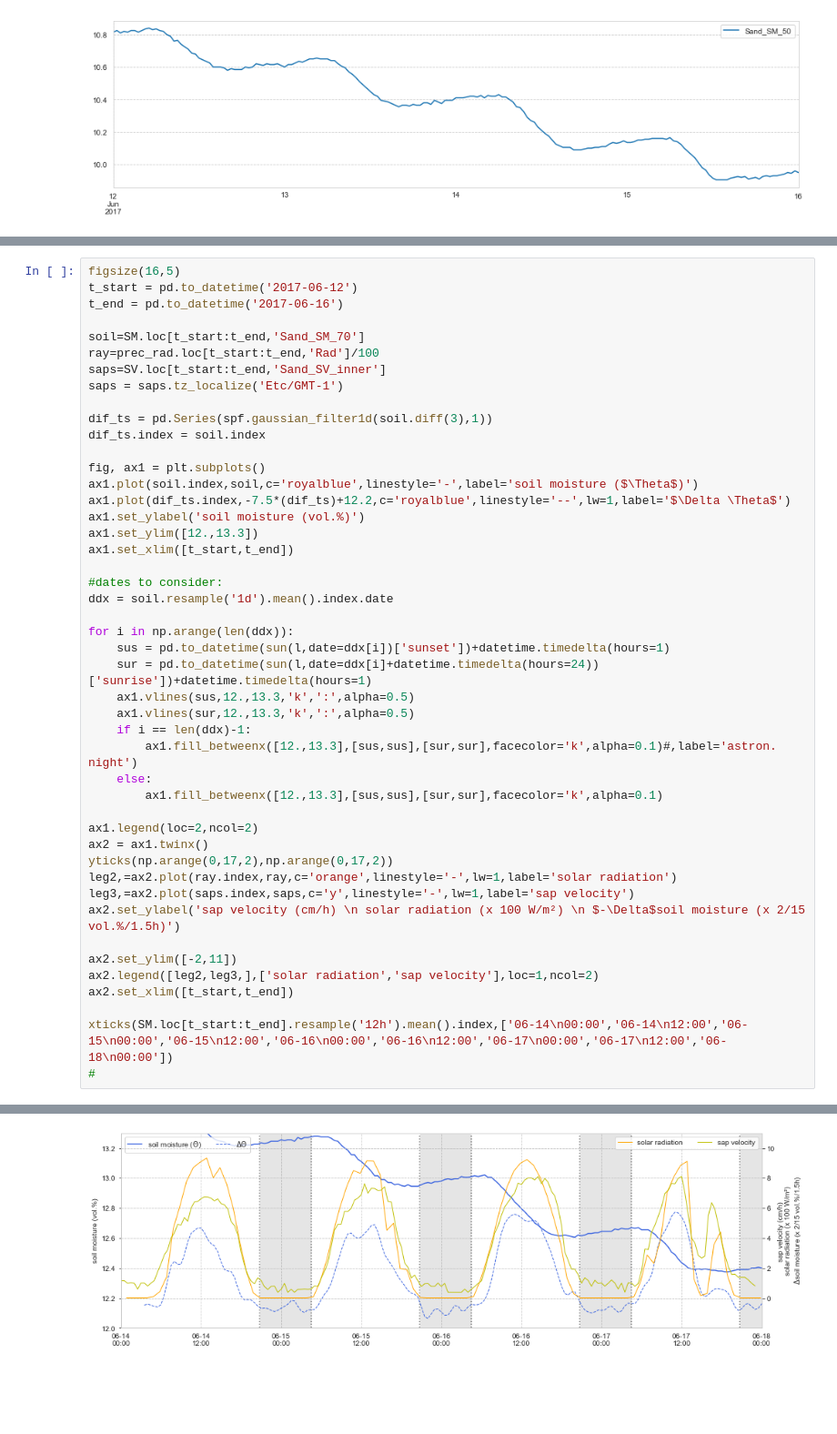
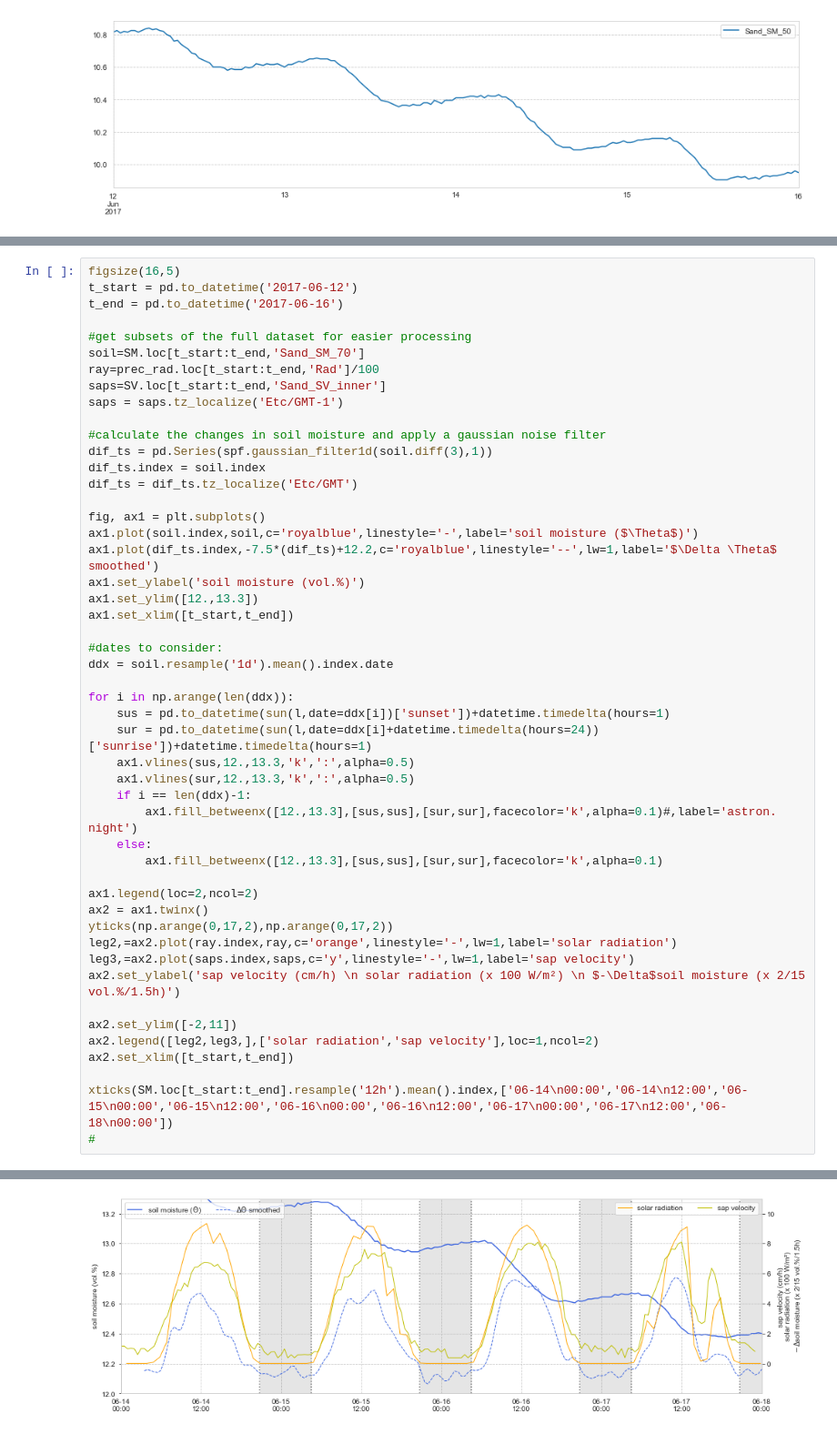
Before and after one commit to cojacoo/rootwater_ASAP, a Jupyter notebook: ASAP_workshop.ipynb, the cells around one changed output, grey strips where cells are left out. Shown at 91% size. Cells and saved outputs as stored; diff of their text form; blank space fills up the shorter version.

```diff
--- a/ASAP_workshop.ipynb
+++ b/ASAP_workshop.ipynb
@@ -230,17 +248,20 @@ figsize(16,5)
 t_start = pd.to_datetime('2017-06-12')
 t_end = pd.to_datetime('2017-06-16')
 
+#get subsets of the full dataset for easier processing
 soil=SM.loc[t_start:t_end,'Sand_SM_70']
 ray=prec_rad.loc[t_start:t_end,'Rad']/100
 saps=SV.loc[t_start:t_end,'Sand_SV_inner']
 saps = saps.tz_localize('Etc/GMT-1')
 
+#calculate the changes in soil moisture and apply a gaussian noise filter
 dif_ts = pd.Series(spf.gaussian_filter1d(soil.diff(3),1))
 dif_ts.index = soil.index
+dif_ts = dif_ts.tz_localize('Etc/GMT')
 
 fig, ax1 = plt.subplots()
 ax1.plot(soil.index,soil,c='royalblue',linestyle='-',label='soil moisture ($\Theta$)')
-ax1.plot(dif_ts.index,-7.5*(dif_ts)+12.2,c='royalblue',linestyle='--',lw=1,label='$\Delta \Theta$')
+ax1.plot(dif_ts.index,-7.5*(dif_ts)+12.2,c='royalblue',linestyle='--',lw=1,label='$\Delta \Theta$ smoothed')
 ax1.set_ylabel('soil moisture (vol.%)')
 ax1.set_ylim([12.,13.3])
 ax1.set_xlim([t_start,t_end])
@@ -255,33 +276,33 @@ for i in np.arange(len(ddx)):
     ax1.vlines(sur,12.,13.3,'k',':',alpha=0.5)
     if i == len(ddx)-1:
         ax1.fill_betweenx([12.,13.3],[sus,sus],[sur,sur],facecolor='k',alpha=0.1)#,label='astron. night')
     else:
         ax1.fill_betweenx([12.,13.3],[sus,sus],[sur,sur],facecolor='k',alpha=0.1)
 
 ax1.legend(loc=2,ncol=2)
 ax2 = ax1.twinx()
 yticks(np.arange(0,17,2),np.arange(0,17,2))
 leg2,=ax2.plot(ray.index,ray,c='orange',linestyle='-',lw=1,label='solar radiation')
 leg3,=ax2.plot(saps.index,saps,c='y',linestyle='-',lw=1,label='sap velocity')
 ax2.set_ylabel('sap velocity (cm/h) \n solar radiation (x 100 W/m²) \n $-\Delta$soil moisture (x 2/15 vol.%/1.5h)')
 
 ax2.set_ylim([-2,11])
 ax2.legend([leg2,leg3,],['solar radiation','sap velocity'],loc=1,ncol=2)
 ax2.set_xlim([t_start,t_end])
 
 xticks(SM.loc[t_start:t_end].resample('12h').mean().index,['06-14\n00:00','06-14\n12:00','06-15\n00:00','06-15\n12:00','06-16\n00:00','06-16\n12:00','06-17\n00:00','06-17\n12:00','06-18\n00:00'])
 #
 # %% [output]
 ([<matplotlib.axis.XTick at 0x...>,
   <matplotlib.axis.XTick at 0x...>,
   <matplotlib.axis.XTick at 0x...>,
   <matplotlib.axis.XTick at 0x...>,
   <matplotlib.axis.XTick at 0x...>,
   <matplotlib.axis.XTick at 0x...>,
   <matplotlib.axis.XTick at 0x...>,
   <matplotlib.axis.XTick at 0x...>,
   <matplotlib.axis.XTick at 0x...>],
  <a list of 9 Text xticklabel objects>)
-[figure, old version]
+[figure, new version]
 # %% [markdown]
 By deriving the change in soil moisture, we get a nice diurnal signal which obviously strongly correlates with solar radiation and sap velocity.
```
Also changed, not shown: parts of 14 cells of this notebook, 1 other file.
